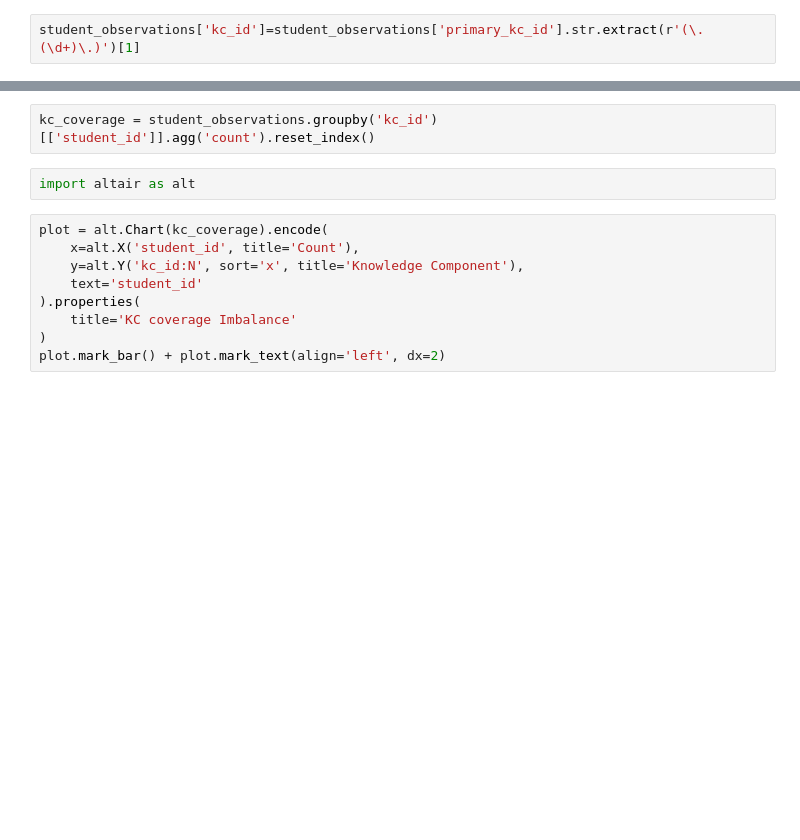
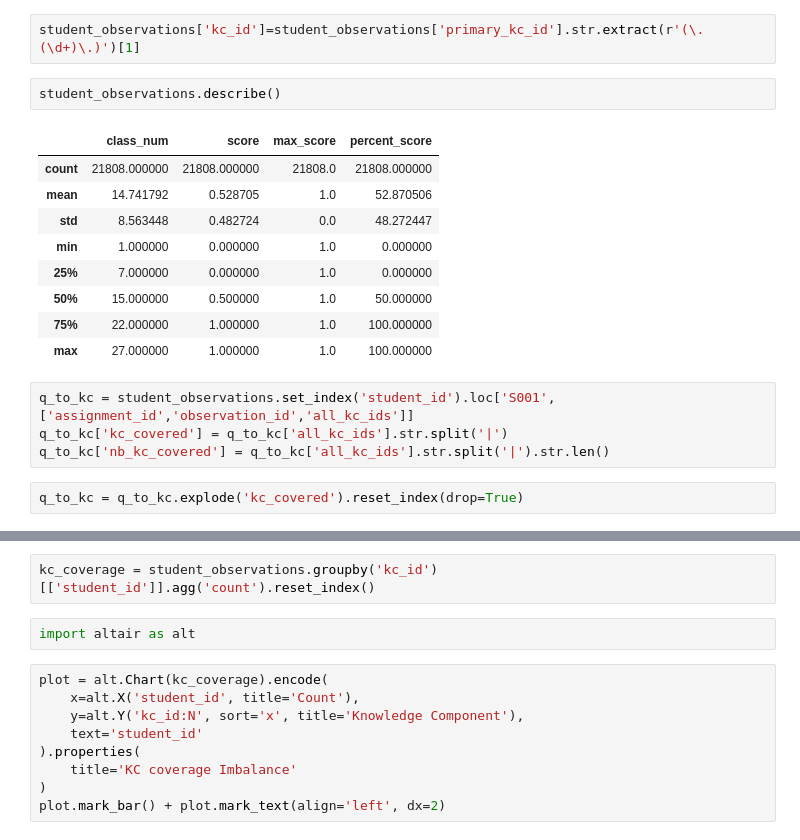
Before and after one commit to mailysg8/ai-student-progress-tracker, a Jupyter notebook: notebooks/initial_eda.ipynb, the cells around one changed output, grey strips where cells are left out. Saved outputs shown, nothing was run; the diff lists cells and outputs as text; blank space fills up the shorter version.

```diff
--- a/notebooks/initial_eda.ipynb
+++ b/notebooks/initial_eda.ipynb
@@ -21,2 +21,20 @@ student_observations
 # %%
 student_observations['kc_id']=student_observations['primary_kc_id'].str.extract(r'(\.(\d+)\.)')[1]
+# %%
+student_observations.describe()
+# %% [output]
+|  | class_num | score | max_score | percent_score |
+| count | 21808.000000 | 21808.000000 | 21808.0 | 21808.000000 |
+| mean | 14.741792 | 0.528705 | 1.0 | 52.870506 |
+| std | 8.563448 | 0.482724 | 0.0 | 48.272447 |
+| min | 1.000000 | 0.000000 | 1.0 | 0.000000 |
+| 25% | 7.000000 | 0.000000 | 1.0 | 0.000000 |
+| 50% | 15.000000 | 0.500000 | 1.0 | 50.000000 |
+| 75% | 22.000000 | 1.000000 | 1.0 | 100.000000 |
+| max | 27.000000 | 1.000000 | 1.0 | 100.000000 |
+# %%
+q_to_kc = student_observations.set_index('student_id').loc['S001',['assignment_id','observation_id','all_kc_ids']]
+q_to_kc['kc_covered'] = q_to_kc['all_kc_ids'].str.split('|')
+q_to_kc['nb_kc_covered'] = q_to_kc['all_kc_ids'].str.split('|').str.len()
+# %%
+q_to_kc = q_to_kc.explode('kc_covered').reset_index(drop=True)
```
Also changed, not shown: parts of 25 cells of this notebook.
